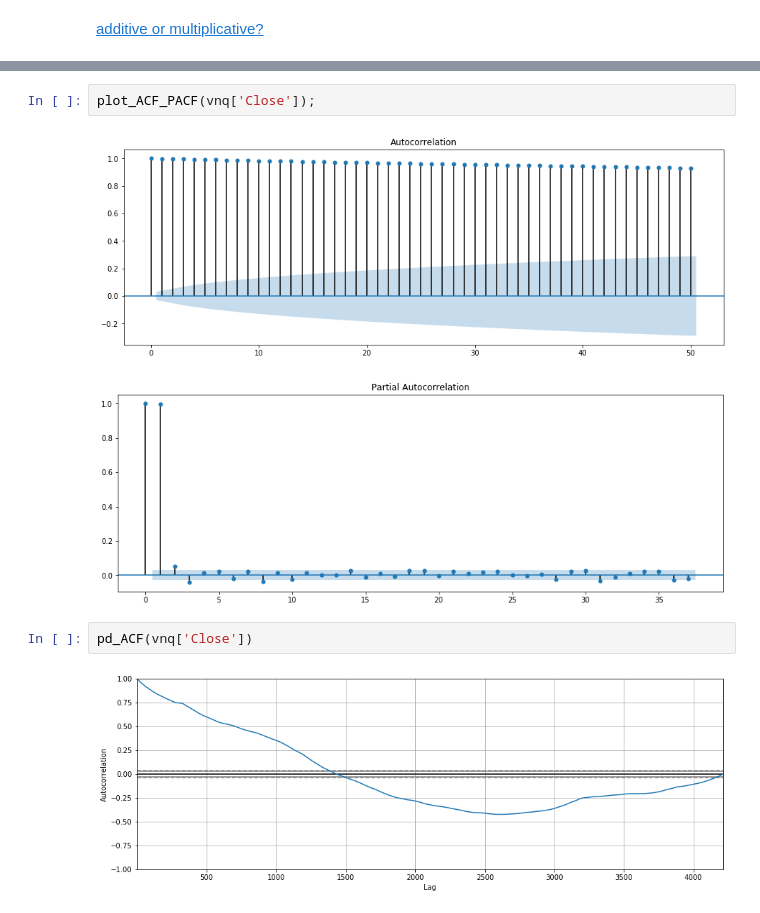
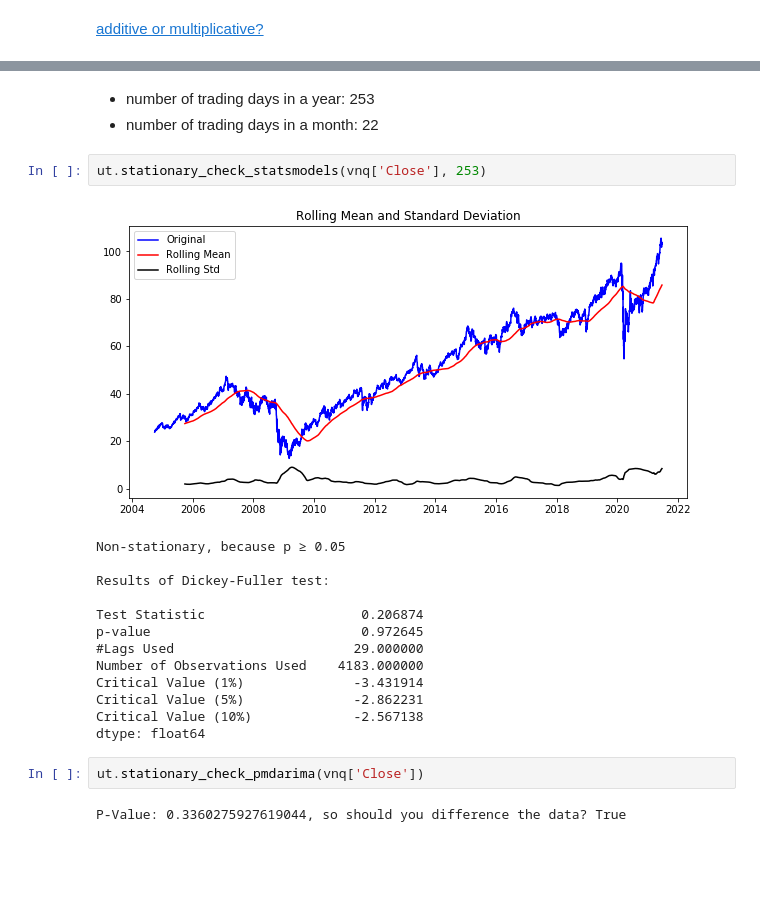
Before and after one commit to jingyunw/Capstone_Project, a Jupyter notebook: ARIMA.ipynb, the cells around one changed output, grey strips where cells are left out. Cells and saved outputs as stored; diff of their text form; blank space fills up the shorter version.

```diff
--- a/ARIMA.ipynb
+++ b/ARIMA.ipynb
@@ -509,9 +158,23 @@ pd_ACF(log_ts)
-# %%
-plot_ACF_PACF(vnq['Close']);
-# %% [output]
-[figure, removed]
-[figure, removed]
-# %%
-pd_ACF(vnq['Close'])
-# %% [output]
-[figure, removed]
+# %% [markdown]
+- number of trading days in a year: 253
+- number of trading days in a month: 22
+# %%
+ut.stationary_check_statsmodels(vnq['Close'], 253)
+# %% [output]
+[figure, added]
+Non-stationary, because p ≥ 0.05
+
+Results of Dickey-Fuller test:
+
+Test Statistic                    0.206874
+p-value                           0.972645
+#Lags Used                       29.000000
+Number of Observations Used    4183.000000
+Critical Value (1%)              -3.431914
+Critical Value (5%)              -2.862231
+Critical Value (10%)             -2.567138
+dtype: float64
+# %%
+ut.stationary_check_pmdarima(vnq['Close'])
+# %% [output]
+P-Value: 0.3360275927619044, so should you difference the data? True
```
Also changed, not shown: parts of 65 cells of this notebook.
